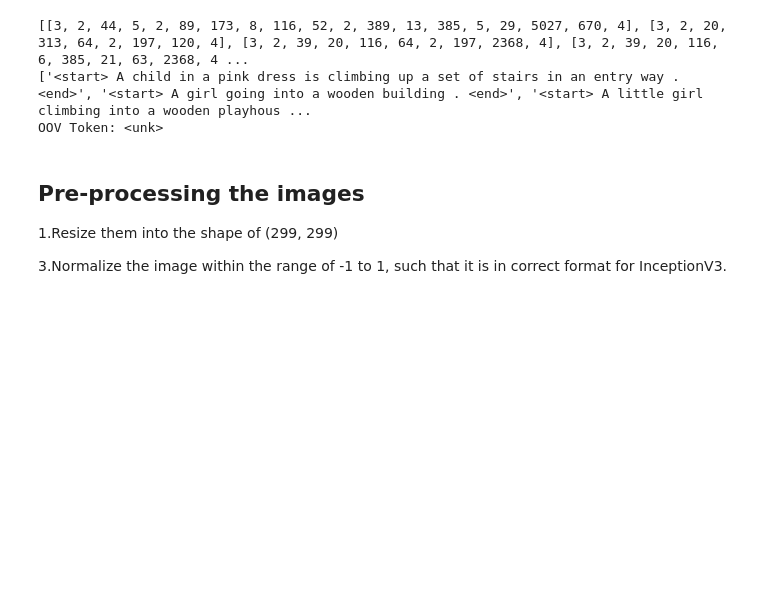
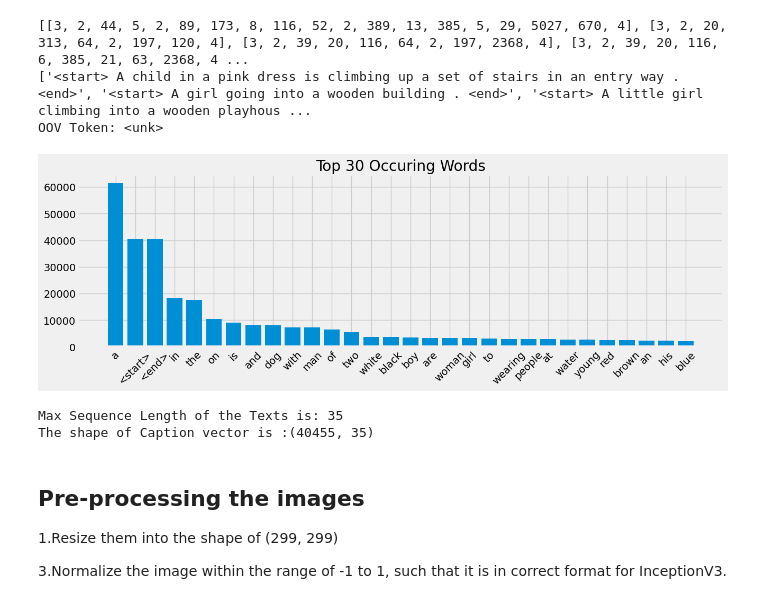
Before and after one commit to subhasisj/eye-for-blind-capstone, a Jupyter notebook: Eye_for_blind_Starter_code.ipynb, the cells around one changed output. Drawn from its saved outputs; the diff is of its cells as text; code cells hidden in the pictures; blank space fills up the shorter version.

```diff
--- a/Eye_for_blind_Starter_code.ipynb
+++ b/Eye_for_blind_Starter_code.ipynb
@@ -218,14 +206,21 @@ tokenizer.word_index['<pad>'] = 0
 tokenizer.index_word[0] = '<pad>'
 # %%
 # Create a word count of your tokenizer to visulize the Top 30 occuring words after text processing
-
-#your code here
+sort_word_by_count = sorted(tokenizer.word_counts.items(), key=lambda kv : kv[1], reverse= True)
+plot_top_words(sort_word_by_count[:30])
+# %% [output]
+[figure, added]
 # %%
 # Pad each vector to the max_length of the captions ^ store it to a vairable
 
-cap_vector= #your code here
+max_sequence_len = max(len(t) for t in train_seqs)
+print(f'Max Sequence Length of the Texts is: {max_sequence_len}')
 
+cap_vector = tf.keras.preprocessing.sequence.pad_sequences(train_seqs, padding='post', maxlen=max_sequence_len)
 print("The shape of Caption vector is :" + str(cap_vector.shape))
+# %% [output]
+Max Sequence Length of the Texts is: 35
+The shape of Caption vector is :(40455, 35)
 # %% [markdown]
 ## Pre-processing the images
 
```
Also changed, not shown: parts of 11 cells of this notebook.
